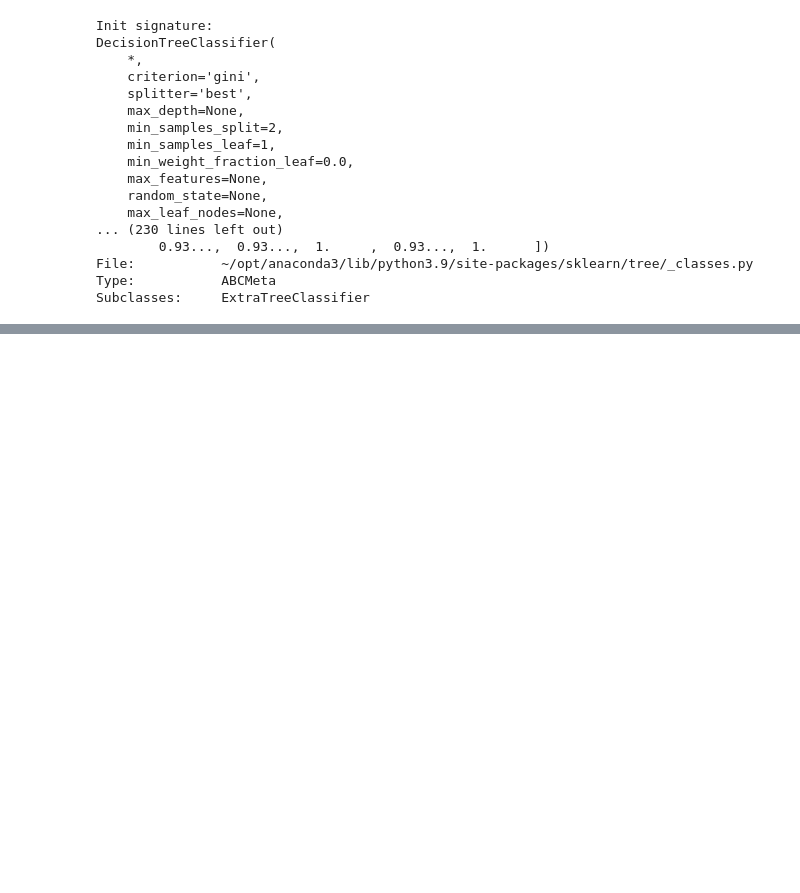
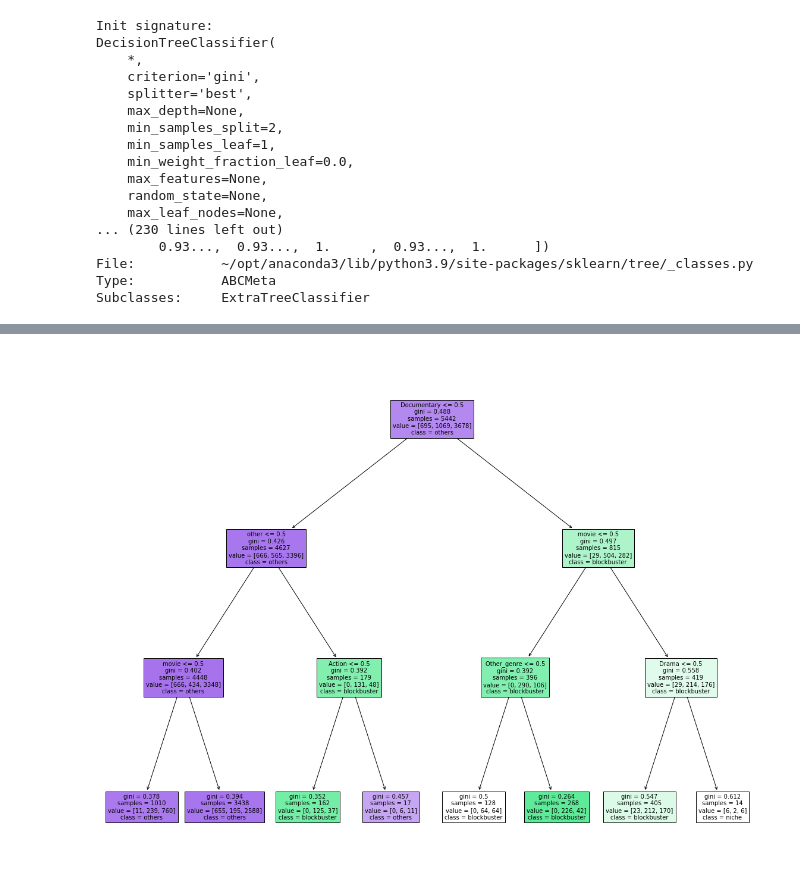
Before and after one commit to eric-martinet/Project7_SupervisedLearningNetflix, a Jupyter notebook: Netflix_DecisionTreeClassifier.ipynb, the cells around one changed output, grey strips where cells are left out. Saved outputs shown, nothing was run; the diff lists cells and outputs as text; code cells hidden in the pictures; blank space fills up the shorter version.

```diff
--- a/Netflix_DecisionTreeClassifier.ipynb
+++ b/Netflix_DecisionTreeClassifier.ipynb
@@ -96,0 +111,7 @@ NameError: name 'qdc' is not defined
+# %%
+## Hyperparameter tuning (max_depth)
+
+### Manual trials led us to use max_depth = 3
+dtc_tuned = DecisionTreeClassifier(max_depth = 3, random_state=42)
+dtc_tuned.fit(X_train,y_train)
+synthetise(dtc_tuned, X_train, X_test, y_train, y_test)
@@ -96,0 +140,7 @@ NameError: name 'qdc' is not defined
+# %%
+plt.figure(figsize = (20,16))
+fn = X_train.columns
+cn = ['niche', 'blockbuster', 'others']
+plot_tree(dtc_tuned,feature_names = fn, class_names = cn, filled = True);
+# %% [output]
+[figure, added]
```
Also changed, not shown: parts of 7 cells of this notebook.
